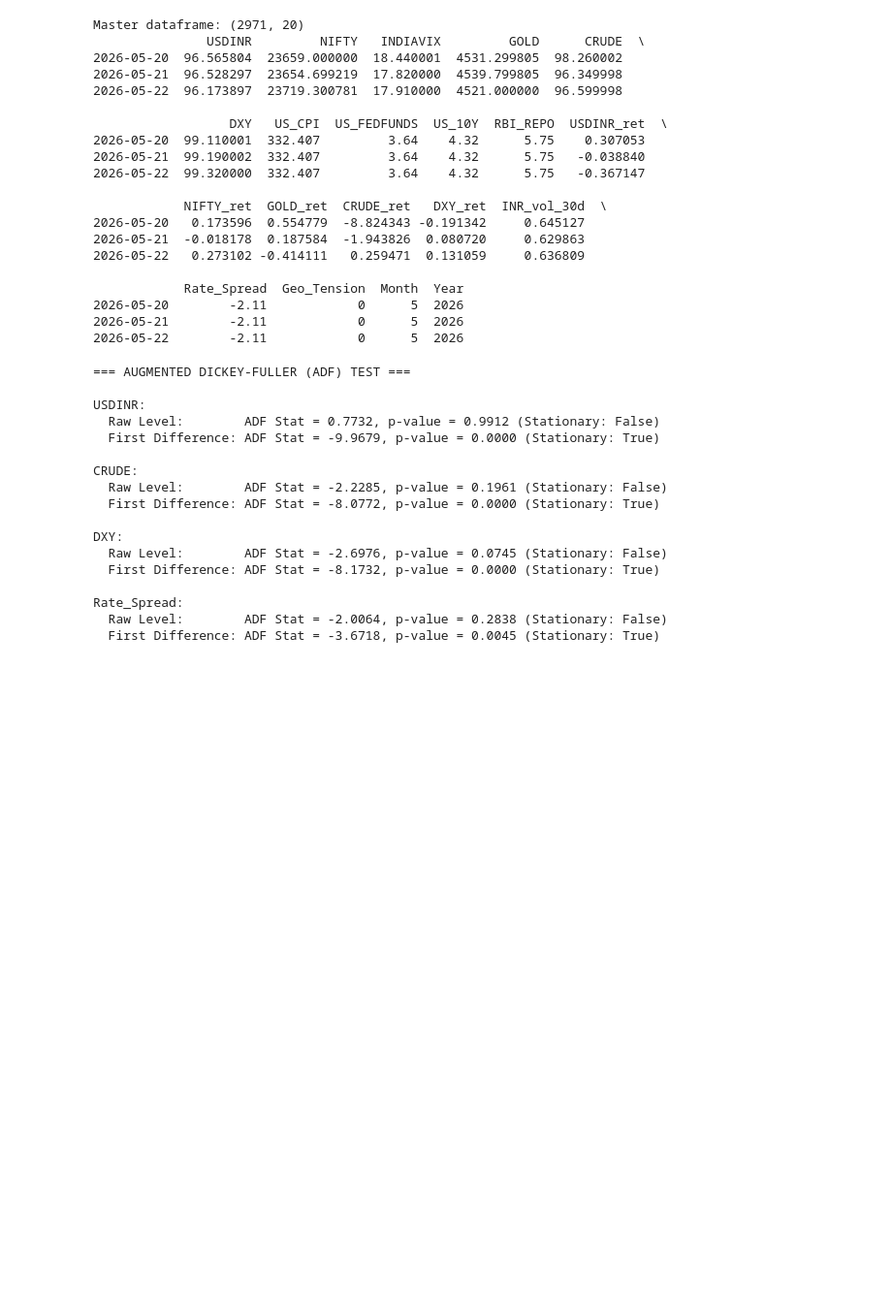
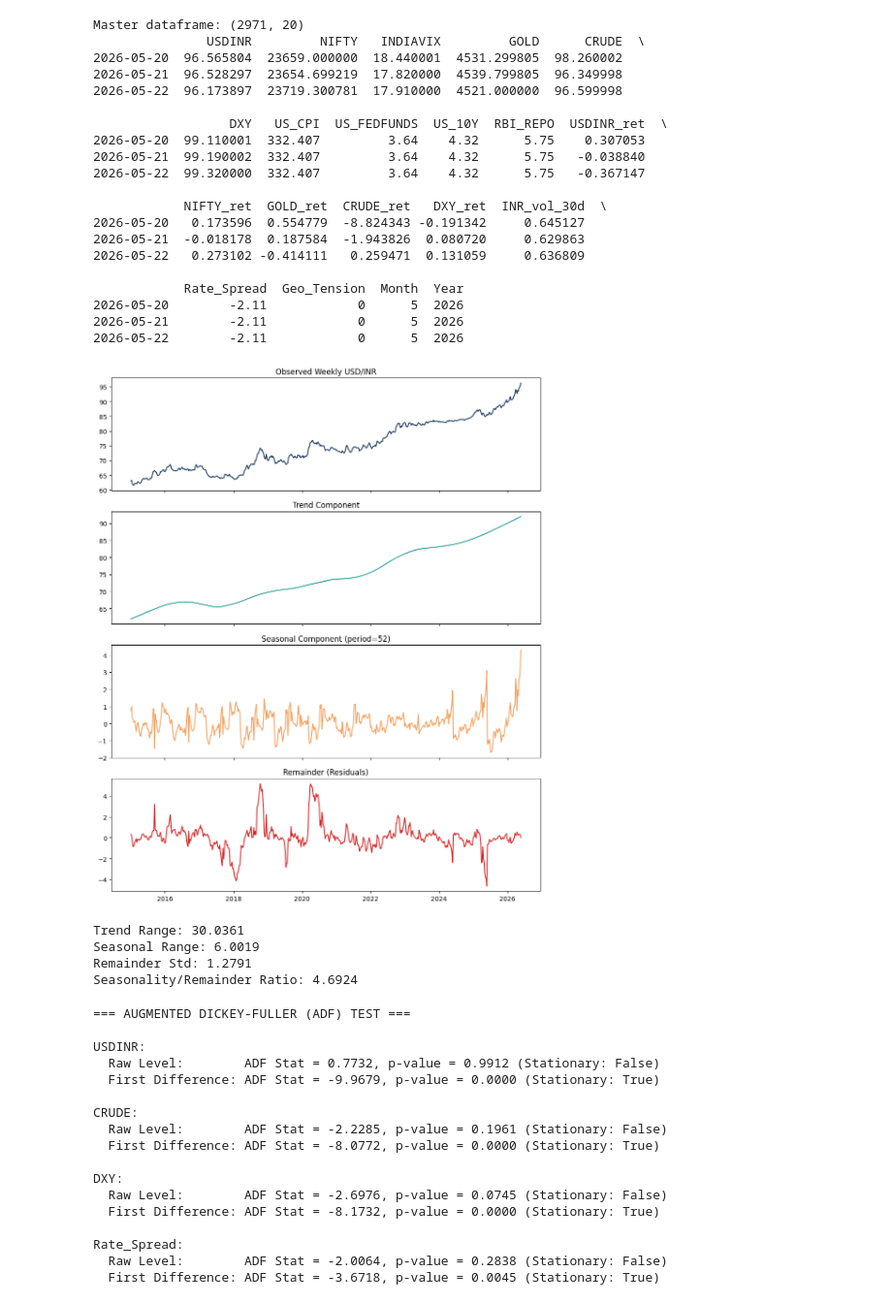
Before and after one commit to srishti7103/RupeeRisk, a Jupyter notebook: notebooks/02_eda_features.ipynb, the cells around one changed output. Shown at 97% size. Drawn from its saved outputs; the diff is of its cells as text; code cells hidden in the pictures; blank space fills up the shorter version.

Commit message:
Execute and update notebooks: 02_eda_features (added STL seasonality check before ADF test), 02b_seasonal_analysis (period=52 STL and ACF), and 04_forecasting (200-week backtest)

```diff
--- a/notebooks/02_eda_features.ipynb
+++ b/notebooks/02_eda_features.ipynb
@@ -67,4 +67,43 @@ Master dataframe: (2971, 20)
 2026-05-20        -2.11            0      5  2026
 2026-05-21        -2.11            0      5  2026
 2026-05-22        -2.11            0      5  2026
+# %%
+# ── STL DECOMPOSITION (SEASONALITY CHECK ON RAW DATA) ──
+from statsmodels.tsa.seasonal import STL
+import matplotlib.pyplot as plt
+
+# Resample USD/INR level to weekly average
+weekly_usd = df["USDINR"].resample("W").mean().dropna()
+
+# Run STL decomposition with period=52 (annual weekly cycle)
+stl = STL(weekly_usd, period=52, robust=True)
+result = stl.fit()
+
+# Plot decomposition
+fig, axes = plt.subplots(4, 1, figsize=(10, 12), sharex=True)
+axes[0].plot(weekly_usd.index, weekly_usd.values, color='#1A3A5C')
+axes[0].set_title("Observed Weekly USD/INR")
+axes[1].plot(weekly_usd.index, result.trend, color='#2A9D8F')
+axes[1].set_title("Trend Component")
+axes[2].plot(weekly_usd.index, result.seasonal, color='#F4A261')
+axes[2].set_title("Seasonal Component (period=52)")
+axes[3].plot(weekly_usd.index, result.resid, color='#D62828')
+axes[3].set_title("Remainder (Residuals)")
+plt.tight_layout()
+plt.show()
+
+# Magnitude Analysis
+trend_range = result.trend.max() - result.trend.min()
+seasonal_range = result.seasonal.max() - result.seasonal.min()
+resid_std = result.resid.std()
+print(f"Trend Range: {trend_range:.4f}")
+print(f"Seasonal Range: {seasonal_range:.4f}")
+print(f"Remainder Std: {resid_std:.4f}")
+print(f"Seasonality/Remainder Ratio: {seasonal_range / resid_std:.4f}")
+# %% [output]
+[figure, added]
+Trend Range: 30.0361
+Seasonal Range: 6.0019
+Remainder Std: 1.2791
+Seasonality/Remainder Ratio: 4.6924
 # %%
```
Also changed, not shown: parts of 6 cells of this notebook, 5 other files.
